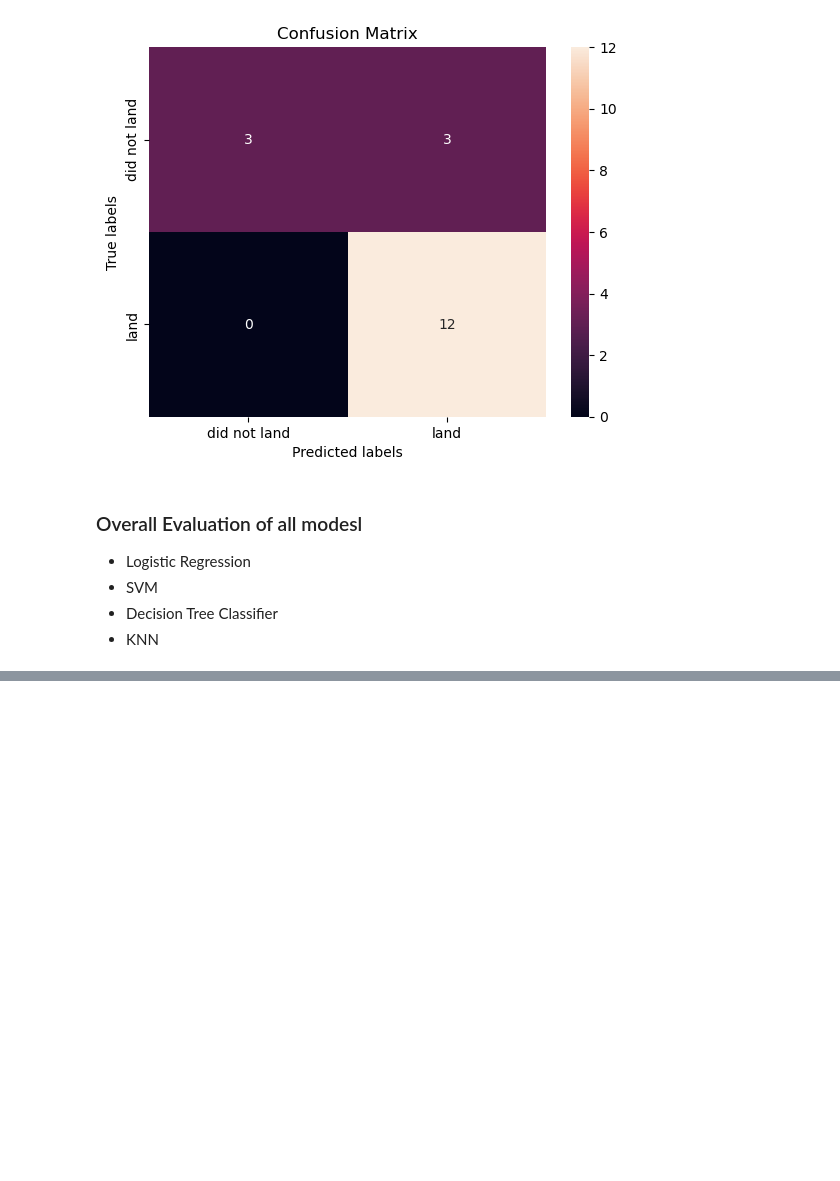
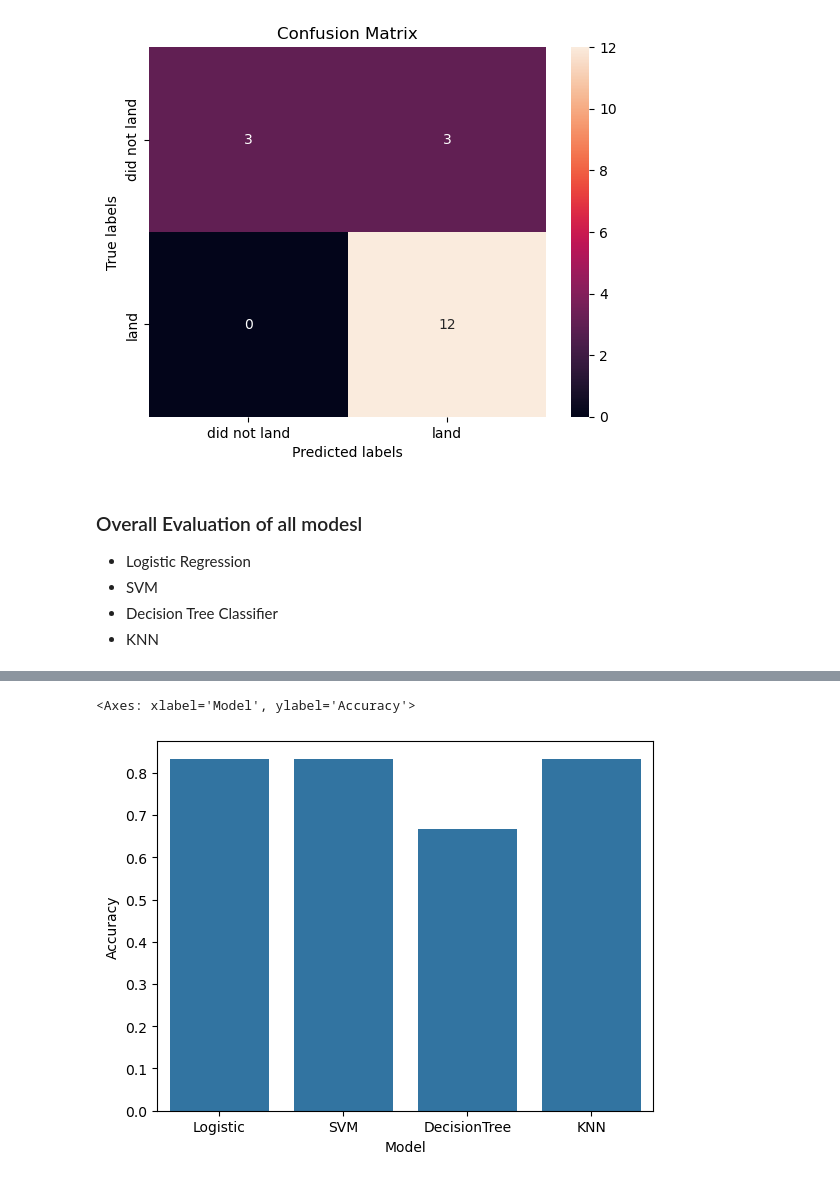
Before and after one commit to syriessw/IBMDataScienceCert, a Jupyter notebook: FinalProjects/Capstone/SpaceX Falcon9 Launches Prediction Part7.ipynb, the cells around one changed output, grey strips where cells are left out. Saved outputs shown, nothing was run; the diff lists cells and outputs as text; code cells hidden in the pictures; blank space fills up the shorter version.

```diff
--- a/FinalProjects/Capstone/SpaceX Falcon9 Launches Prediction Part7.ipynb
+++ b/FinalProjects/Capstone/SpaceX Falcon9 Launches Prediction Part7.ipynb
@@ -272,7 +274,7 @@ parameters = {
 }
 KNN = KNeighborsClassifier()
 # %%
-knn_cv = GridSearchCV(estimator=KNN, param_grid=parameters, cv=10, n_jobs=-1)
+knn_cv = GridSearchCV(estimator=KNN, param_grid=parameters, cv=10, n_jobs=-1, scoring='accuracy')
 knn_cv.fit(X_train, Y_train)
 # %% [output]
 GridSearchCV(cv=10, estimator=KNeighborsClassifier(), n_jobs=-1,
@@ -290,8 +293,8 @@ accuracy : 0.8482142857142858
 # %% [markdown]
 Calculate the accuracy of knn_cv on the test data using the method <code>score</code>:
 # %%
-acc = knn_cv.score(X_test, Y_test)
-print(f"Accuracy of KNN with {knn_cv.best_params_} is {round(acc,2)}.")
+knn_acc = knn_cv.score(X_test, Y_test)
+print(f"Accuracy of KNN with {knn_cv.best_params_} is {round(knn_acc,2)}.")
 # %% [output]
 Accuracy of KNN with {'algorithm': 'auto', 'n_neighbors': 10, 'p': 1} is 0.83.
 # %% [markdown]
@@ -307,3 +310,11 @@ plot_confusion_matrix(Y_test, yhat)
 - SVM
 - Decision Tree Classifier
 - KNN
+# %%
+acc_results = {
+    'Model' : ['Logistic', 'SVM', 'DecisionTree', 'KNN'],
+    'BestScore': [logreg_cv.best_score_, svm_cv.best_score_, tree_cv.best_score_, knn_cv.best_score_],
+    'Accuracy': [lr_acc, svm_acc, tree_acc, knn_acc]
+}
+
+eval_df = pd.DataFrame(acc_results)
@@ -311,0 +337,5 @@ All of them perform similarly, able to fully predict True positives, but will tu
+# %%
+sns.barplot(data=eval_df, x='Model', y='Accuracy')
+# %% [output]
+<Axes: xlabel='Model', ylabel='Accuracy'>
+[figure, added]
```
Also changed, not shown: parts of 13 cells of this notebook.
